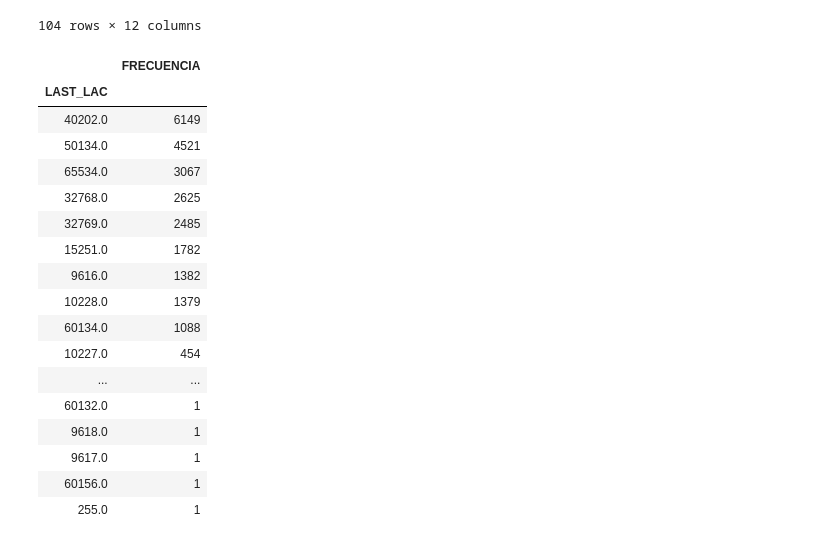
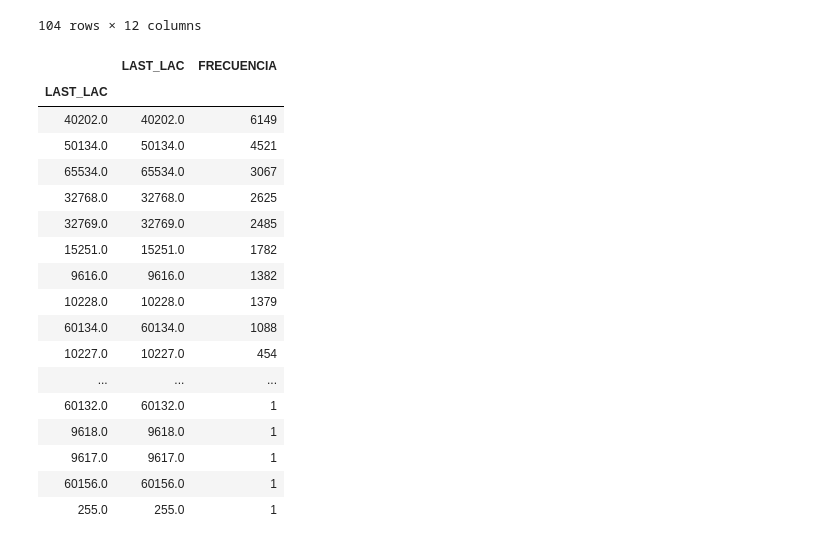
Before and after one commit to Dumaru/ExcelReports, a Jupyter notebook: Telefonia.ipynb, the cells around one changed output. Drawn from its saved outputs; the diff is of its cells as text; code cells hidden in the pictures.

```diff
--- a/Telefonia.ipynb
+++ b/Telefonia.ipynb
@@ -833,25 +833,27 @@ filterByHitsAmount(allData, 10)
 # %%
 def lastLacFrecuencia(df: pd.DataFrame):
     groupedDf = df.groupby('LAST_LAC')['LAST_LAC'].agg(FRECUENCIA=pd.NamedAgg(column='LAST_LAC', aggfunc='size'))
+    groupedDf['LAST_LAC'] = groupedDf.index
+    groupedDf = groupedDf[['LAST_LAC', 'FRECUENCIA']]
     return groupedDf.sort_values(ascending=False, by='FRECUENCIA')
 lastLacDf = lastLacFrecuencia(allData)
 lastLacDf
 # %% [output]
-|  | FRECUENCIA |
-| LAST_LAC |  |
-| 40202.0 | 6149 |
-| 50134.0 | 4521 |
-| 65534.0 | 3067 |
-| 32768.0 | 2625 |
-| 32769.0 | 2485 |
-| 15251.0 | 1782 |
-| 9616.0 | 1382 |
-| 10228.0 | 1379 |
-| 60134.0 | 1088 |
-| 10227.0 | 454 |
-| ... | ... |
-| 60132.0 | 1 |
-| 9618.0 | 1 |
-| 9617.0 | 1 |
-| 60156.0 | 1 |
-| 255.0 | 1 |
+|  | LAST_LAC | FRECUENCIA |
+| LAST_LAC |  |  |
+| 40202.0 | 40202.0 | 6149 |
+| 50134.0 | 50134.0 | 4521 |
+| 65534.0 | 65534.0 | 3067 |
+| 32768.0 | 32768.0 | 2625 |
+| 32769.0 | 32769.0 | 2485 |
+| 15251.0 | 15251.0 | 1782 |
+| 9616.0 | 9616.0 | 1382 |
+| 10228.0 | 10228.0 | 1379 |
+| 60134.0 | 60134.0 | 1088 |
+| 10227.0 | 10227.0 | 454 |
+| ... | ... | ... |
+| 60132.0 | 60132.0 | 1 |
+| 9618.0 | 9618.0 | 1 |
+| 9617.0 | 9617.0 | 1 |
+| 60156.0 | 60156.0 | 1 |
+| 255.0 | 255.0 | 1 |
```
Also changed, not shown: parts of 3 cells of this notebook, 4 other files.
